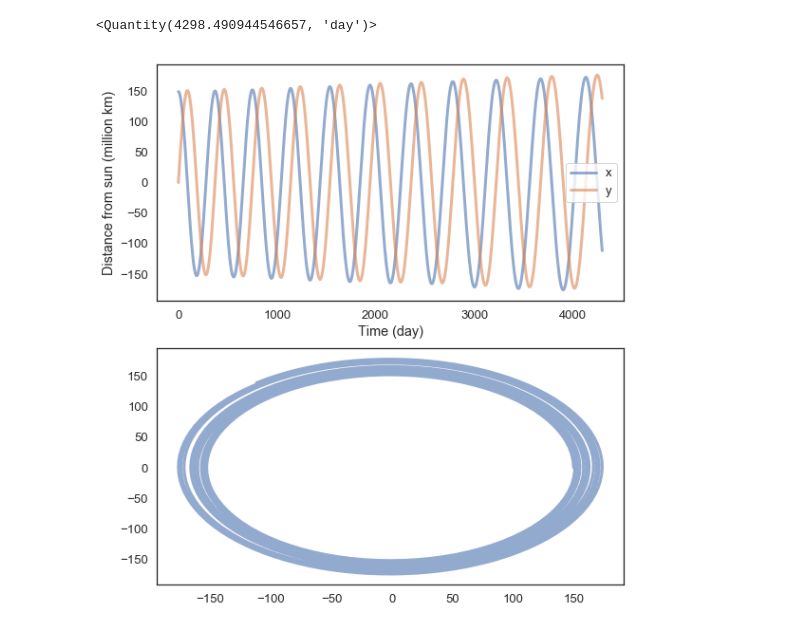
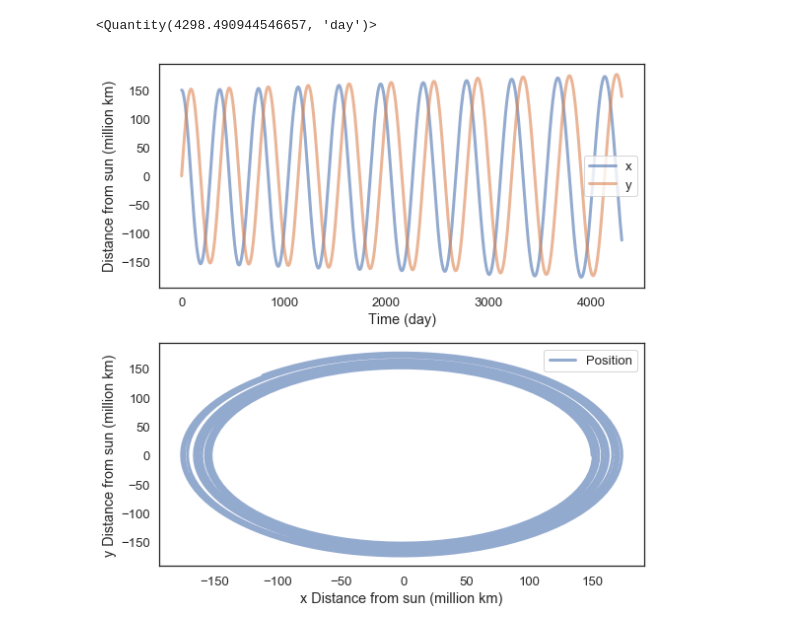
Before and after one commit to mpatil99/ModSimPy, a Jupyter notebook: code/orbit_homework.ipynb, the cells around one changed output. Cells and saved outputs as stored; diff of their text form; code cells hidden in the pictures.

```diff
--- a/code/orbit_homework.ipynb
+++ b/code/orbit_homework.ipynb
@@ -122,13 +120,15 @@ results.y /= 1e9 #converts to millions of km
 # %%
 def plot_position(results):
     subplot(2,1,1)
     plot(results.x, label='x')
     plot(results.y, label = 'y')
     decorate(xlabel='Time (day)',
              ylabel='Distance from sun (million km)')
     subplot(2,1,2)
     plot(results.x,results.y, label = 'Position')
+    decorate(xlabel='x Distance from sun (million km)',
+             ylabel='y Distance from sun (million km)')
 
 plot_position(results)
 # %% [output]
-[figure, old version]
+[figure, new version]
```
Also changed, not shown: parts of 10 cells of this notebook, 2 other files.
